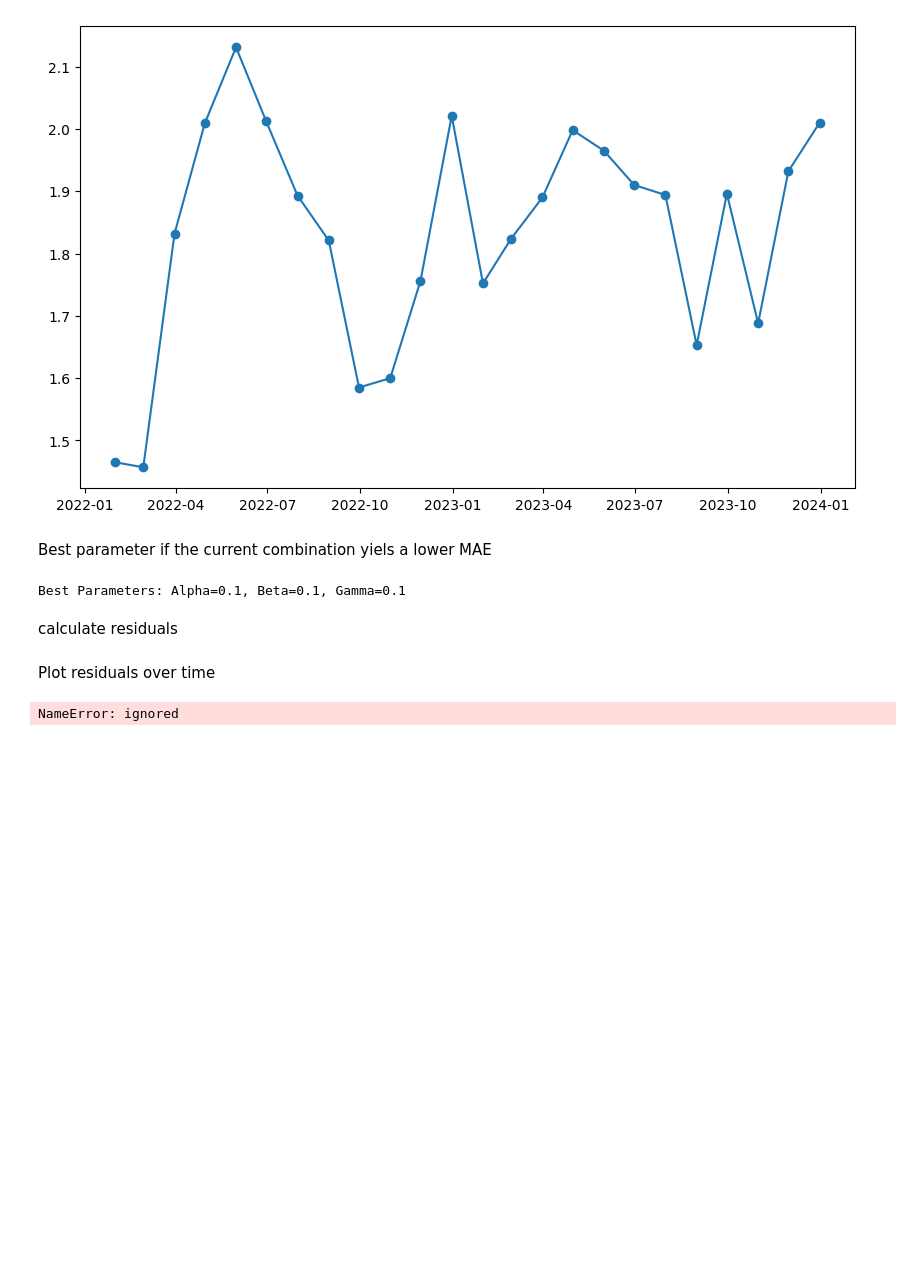
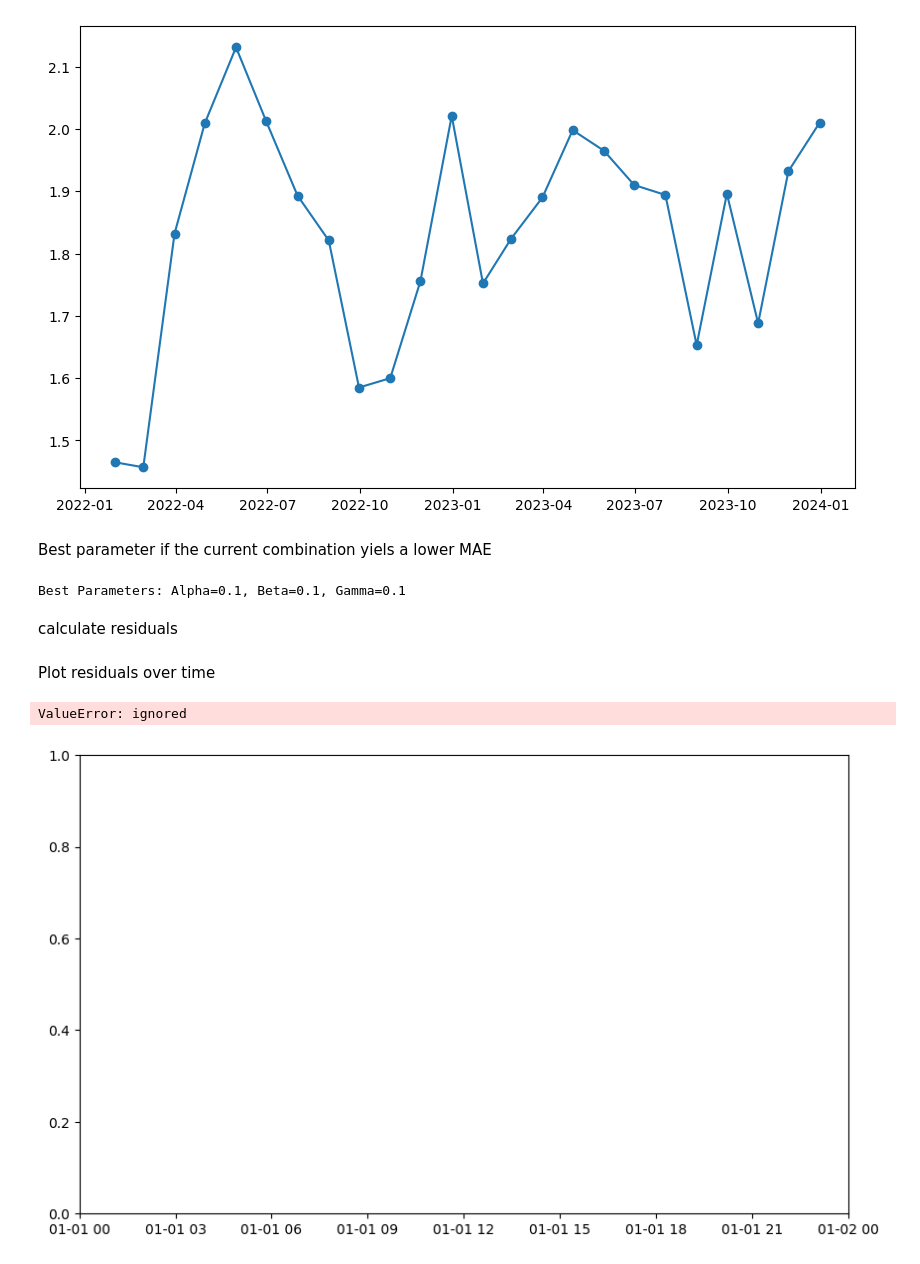
Before and after one commit to ghodsieh86/ghodsieh6220project, a Jupyter notebook: 6300.ipynb, the cells around one changed output. Cells and saved outputs as stored; diff of their text form; code cells hidden in the pictures; blank space fills up the shorter version.

```diff
--- a/6300.ipynb
+++ b/6300.ipynb
@@ -105,13 +108,14 @@ if len(df['demand']) != len(forecast):
 # %% [markdown]
 Plot residuals over time
 # %%
-t.figure(figsize=(10, 6))
+plt.figure(figsize=(10, 6))
 plt.plot(df.index, residuals, label='Residuals', marker='o')
 plt.axhline(0, color='red', linestyle='--', label='Zero Residuals')
 plt.title('Residual Plot')
 plt.xlabel('Time')
 plt.ylabel('Residuals')
 plt.legend()
 plt.show()
 # %% [output]
-NameError: ignored
+ValueError: ignored
+[figure, added]
```
Also changed, not shown: parts of 2 cells of this notebook.
